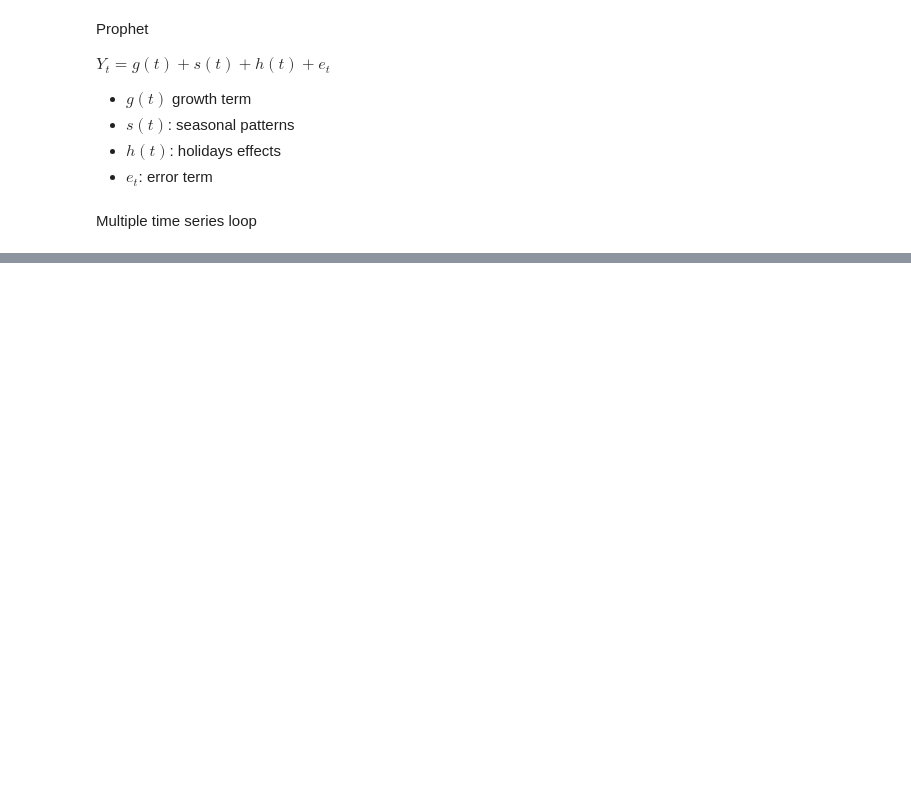
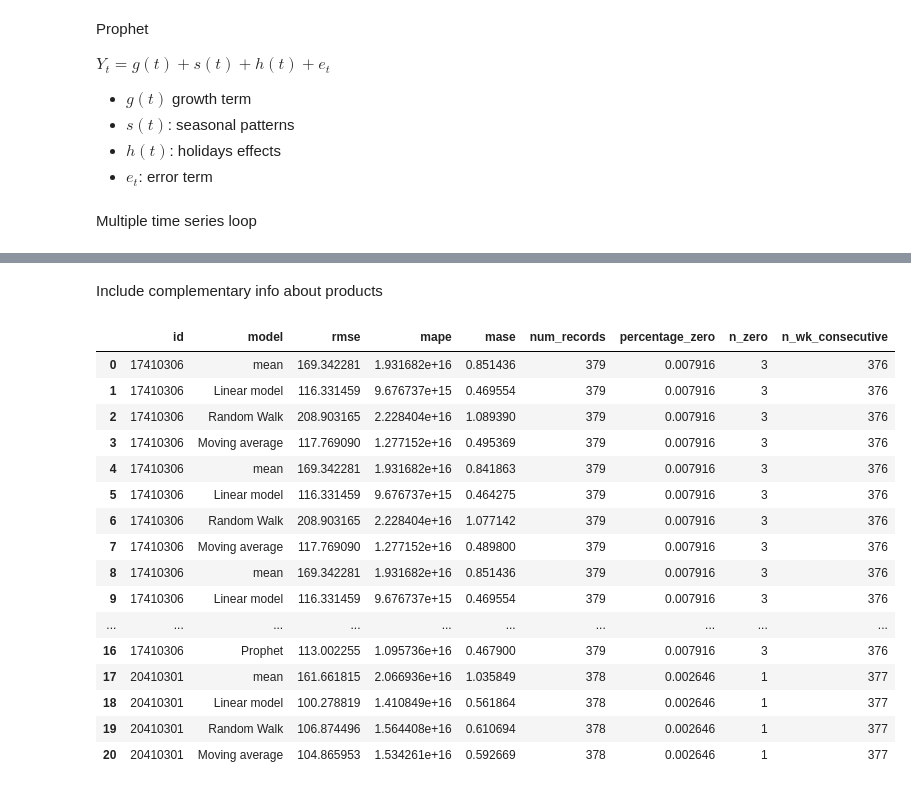
Before and after one commit to AndresCamargo-dev/ts_tfm, a Jupyter notebook: code/models.ipynb, the cells around one changed output, grey strips where cells are left out. Saved outputs shown, nothing was run; the diff lists cells and outputs as text; code cells hidden in the pictures; blank space fills up the shorter version.

```diff
--- a/code/models.ipynb
+++ b/code/models.ipynb
@@ -331,3 +361,26 @@ KeyboardInterrupt:
+# %% [markdown]
+Include complementary info about products
+# %%
+metrics = metrics.merge(products_info[['id','num_records', 'percentage_zero','n_zero', 'n_wk_consecutive']], how='left', on='id')
+metrics
+# %% [output]
+|  | id | model | rmse | mape | mase | num_records | percentage_zero | n_zero | n_wk_consecutive |
+| 0 | 17410306 | mean | 169.342281 | 1.931682e+16 | 0.851436 | 379 | 0.007916 | 3 | 376 |
+| 1 | 17410306 | Linear model | 116.331459 | 9.676737e+15 | 0.469554 | 379 | 0.007916 | 3 | 376 |
+| 2 | 17410306 | Random Walk | 208.903165 | 2.228404e+16 | 1.089390 | 379 | 0.007916 | 3 | 376 |
+| 3 | 17410306 | Moving average | 117.769090 | 1.277152e+16 | 0.495369 | 379 | 0.007916 | 3 | 376 |
+| 4 | 17410306 | mean | 169.342281 | 1.931682e+16 | 0.841863 | 379 | 0.007916 | 3 | 376 |
+| 5 | 17410306 | Linear model | 116.331459 | 9.676737e+15 | 0.464275 | 379 | 0.007916 | 3 | 376 |
+| 6 | 17410306 | Random Walk | 208.903165 | 2.228404e+16 | 1.077142 | 379 | 0.007916 | 3 | 376 |
+| 7 | 17410306 | Moving average | 117.769090 | 1.277152e+16 | 0.489800 | 379 | 0.007916 | 3 | 376 |
+| 8 | 17410306 | mean | 169.342281 | 1.931682e+16 | 0.851436 | 379 | 0.007916 | 3 | 376 |
+| 9 | 17410306 | Linear model | 116.331459 | 9.676737e+15 | 0.469554 | 379 | 0.007916 | 3 | 376 |
+| ... | ... | ... | ... | ... | ... | ... | ... | ... | ... |
+| 16 | 17410306 | Prophet | 113.002255 | 1.095736e+16 | 0.467900 | 379 | 0.007916 | 3 | 376 |
+| 17 | 20410301 | mean | 161.661815 | 2.066936e+16 | 1.035849 | 378 | 0.002646 | 1 | 377 |
+| 18 | 20410301 | Linear model | 100.278819 | 1.410849e+16 | 0.561864 | 378 | 0.002646 | 1 | 377 |
+| 19 | 20410301 | Random Walk | 106.874496 | 1.564408e+16 | 0.610694 | 378 | 0.002646 | 1 | 377 |
+| 20 | 20410301 | Moving average | 104.865953 | 1.534261e+16 | 0.592669 | 378 | 0.002646 | 1 | 377 |
 # %%
 id_ex = '17410306'
 m = sales[sales['id']== id_ex]
```
Also changed, not shown: parts of 15 cells of this notebook.
